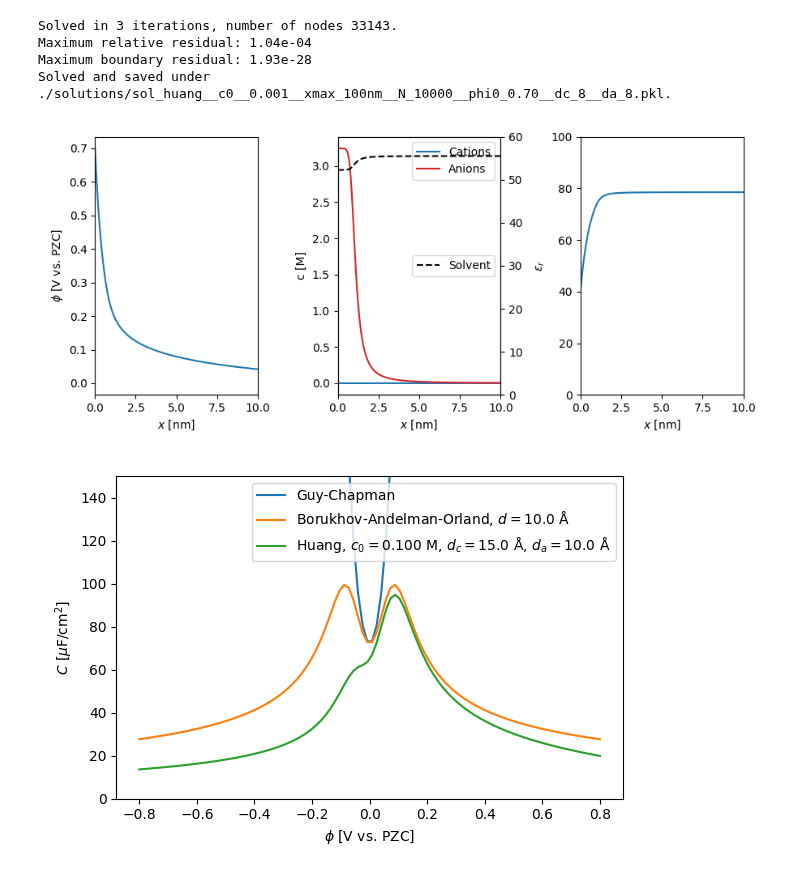
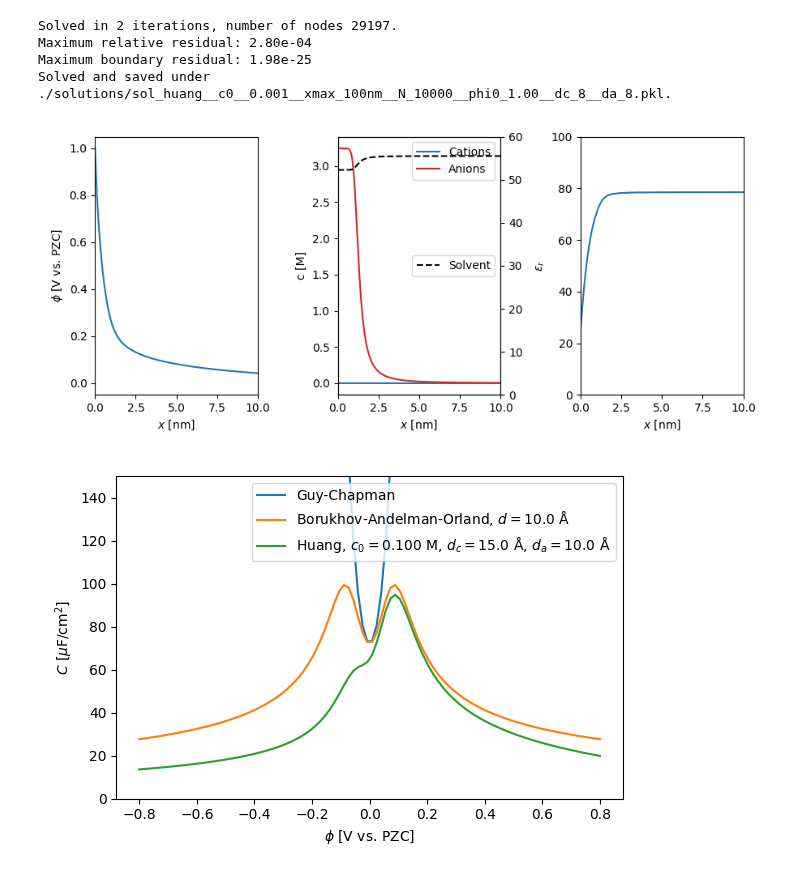
Before and after one commit to lucasdekam/frumkin, a Jupyter notebook: Comparison.ipynb, the cells around one changed output. Drawn from its saved outputs; the diff is of its cells as text; code cells hidden in the pictures.

```diff
--- a/Comparison.ipynb
+++ b/Comparison.ipynb
@@ -7,37 +7,37 @@ import numpy as np
 # %%
 pzc_V = 0
 concentration_M = 1e-3
 huang = models.Huang(concentration_M, pzc_V, 8e-10, 8e-10, model_water_molecules=True)
-huang_sol = huang.getDoubleLayerModelSolution(100e-9, 10000, 0.7, force_recalculation=True)
+huang_sol = huang.getDoubleLayerModelSolution(100e-9, 10000, 1, force_recalculation=True)
 
 plt.close()
 fig, ax = plt.subplots(nrows=1, ncols=3, figsize=(9,4), sharex=True)
 ax[0].plot(huang_sol.x, huang_sol.phi, label='Huang')
 ax[0].set_xlabel(r'$x$ [nm]')
 ax[0].set_ylabel(r'$\phi$ [V vs. PZC]')
 ax[0].set_xlim([0, 10])
 
 ax[1].plot(huang_sol.x, huang_sol.c_cat, '-', color='tab:blue', label='Cations')
 ax[1].plot(huang_sol.x, huang_sol.c_an, '-', color='tab:red', label='Anions')
 waterax = ax[1].twinx()
 waterax.plot(huang_sol.x, huang_sol.c_sol, '--', color='k', label='Solvent')
 waterax.set_ylim([0, 60])
 waterax.legend(loc='right')
 ax[1].legend(loc='upper right')
 ax[1].set_ylabel('c [M]')
 ax[1].set_xlabel(r'$x$ [nm]')
 
 ax[2].plot(huang_sol.x, huang_sol.eps)
 ax[2].set_ylim([0, 100])
 ax[2].set_ylabel(r'$\varepsilon_r$')
 ax[2].set_xlabel(r'$x$ [nm]')
 plt.tight_layout()
 # %% [output]
-Solved in 3 iterations, number of nodes 33143.
-Maximum relative residual: 1.04e-04
-Maximum boundary residual: 1.93e-28
-Solved and saved under ./solutions/sol_huang__c0__0.001__xmax_100nm__N_10000__phi0_0.70__dc_8__da_8.pkl.
+Solved in 2 iterations, number of nodes 29197.
+Maximum relative residual: 2.80e-04
+Maximum boundary residual: 1.98e-25
+Solved and saved under ./solutions/sol_huang__c0__0.001__xmax_100nm__N_10000__phi0_1.00__dc_8__da_8.pkl.
-[figure, old version]
+[figure, new version]
 # %%
 fig, ax = plt.subplots(nrows=1, ncols=1, figsize=(6,4))
 
```
